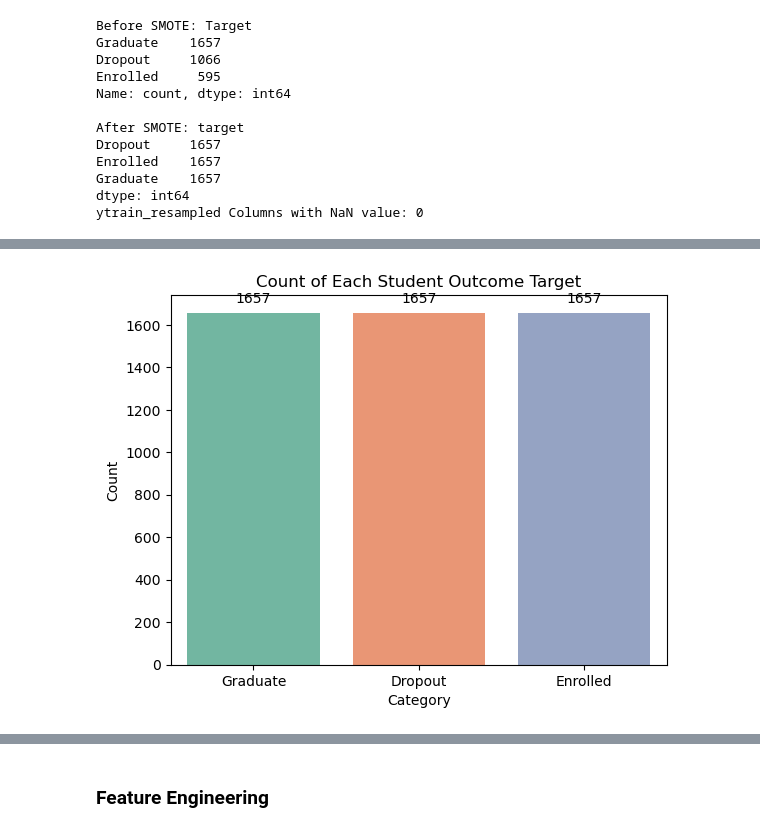
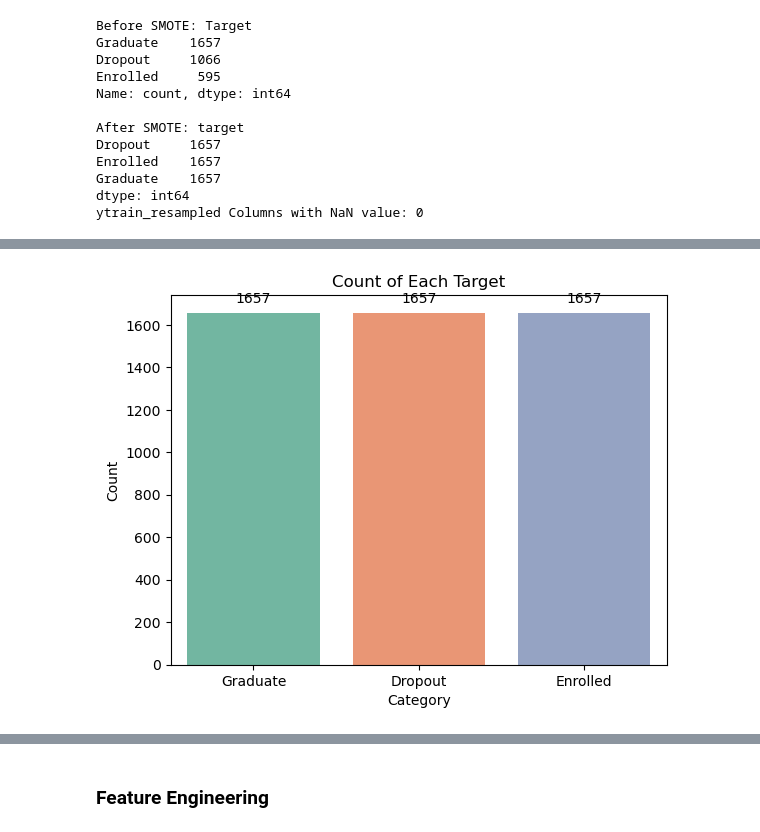
Before and after one commit to Siri-Gith1/CSCI109A_HW5, a Jupyter notebook: cs1090a_hw5.ipynb, the cells around one changed output, grey strips where cells are left out. Drawn from its saved outputs; the diff is of its cells as text; code cells hidden in the pictures.

```diff
--- a/cs1090a_hw5.ipynb
+++ b/cs1090a_hw5.ipynb
@@ -361,18 +452,18 @@ ytrain_resampled Columns with NaN value: 0
 # %%
 #Post SMOTE
 
 sns.countplot(data=ytrain_resampled_df,x='target',hue ='target',palette = 'Set2')
-plt.title("Count of Each Student Outcome Target")
+plt.title("Count of Each Target")
 plt.xlabel("Category")
 plt.ylabel("Count")
 
 for p in plt.gca().patches:
     plt.gca().annotate(
-        f'{int(p.get_height())}',  # The text annotation
-        (p.get_x() + p.get_width() / 2., p.get_height()),  # Position
+        f'{int(p.get_height())}',
+        (p.get_x() + p.get_width() / 2., p.get_height()),
         ha='center', va='bottom', fontsize=10, color='black', xytext=(0, 5),
-        textcoords='offset points'  # Offset for better positioning
+        textcoords='offset points'
     )
 plt.show()
 # %% [output]
-[figure, old version]
+[figure, new version]
```
Also changed, not shown: parts of 59 cells of this notebook.
